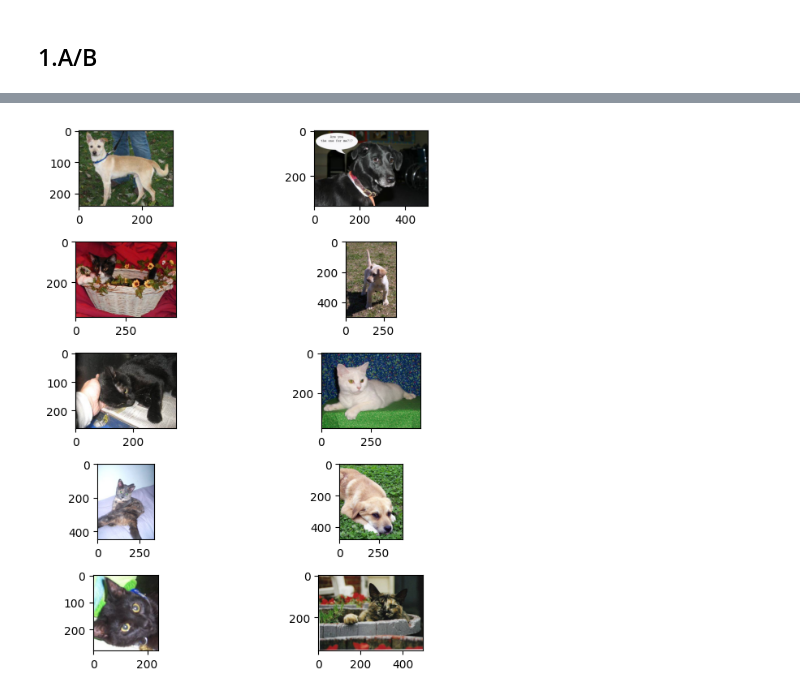
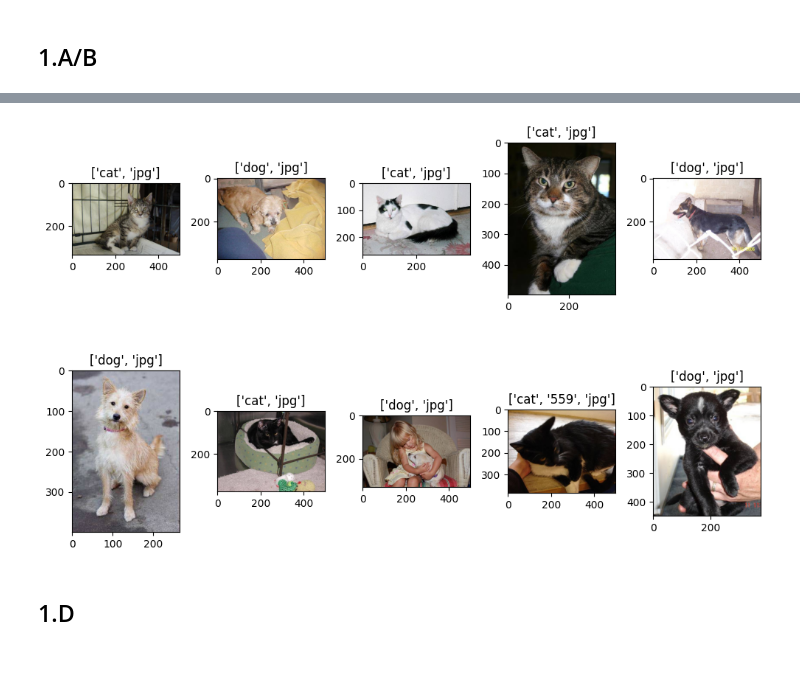
Before and after one commit to MiltonOberg/Artificial_Intelligence2-Milton-OPA23, a Jupyter notebook: labb_2/labb.ipynb, the cells around one changed output, grey strips where cells are left out. Cells and saved outputs as stored; diff of their text form; code cells hidden in the pictures; blank space fills up the shorter version.

Commit message:
1.A/B title fix and 1.C

```diff
--- a/labb_2/labb.ipynb
+++ b/labb_2/labb.ipynb
@@ -8,2 +24,9 @@ from pathlib import Path
 # %% [markdown]
 ## 1.A/B
+# %%
+original_data= current_path/"original_data" # path original data
+test_data= original_data/"test" # new test data
+train_data= original_data/"train"   # new train data
+# %%
+train_list= list(train_data.iterdir())  # tuple of the image paths
+pictures= np.random.choice(train_list, 10)  # ten random paths
@@ -10,15 +45,18 @@ from pathlib import Path
+# %%
+pattern = r"\b\w{3}\b"  # pattern for dog or cat
+labels = [re.findall(pattern, path.name)[0] for path in pictures]   # regx to find pattern in the file name of the path 0 to take name and not jpg (first match)
 # %%
-current_path= Path().absolute()
-test= current_path/"test"/"test"
 
 
-random_ten= np.random.randint(1, 12500, size= 10)
+fig, axes= plt.subplots(2, 5, figsize= (10,7))
+for i, ax in enumerate(axes.flatten()):
+    image_path= train_data/f"{pictures[i]}"   # image math for the current number in the list
+    image= plt.imread(image_path)       # reads as image
+    ax.imshow(image)                    # showing image
+    ax.set_title(labels[i])
 
-fig, axes= plt.subplots(5,2, figsize= (10,7))
-for ax, picture in zip(axes.flatten(), random_ten):
-    image_path= test/f"{picture}.jpg"
-    image= plt.imread(image_path)
-    ax.imshow(image)
-    fig.tight_layout()
+fig.tight_layout()
 # %% [output]
-[figure, old version]
+[figure, new version]
+# %% [markdown]
+## 1.D
```
Also changed, not shown: parts of 6 cells of this notebook.
